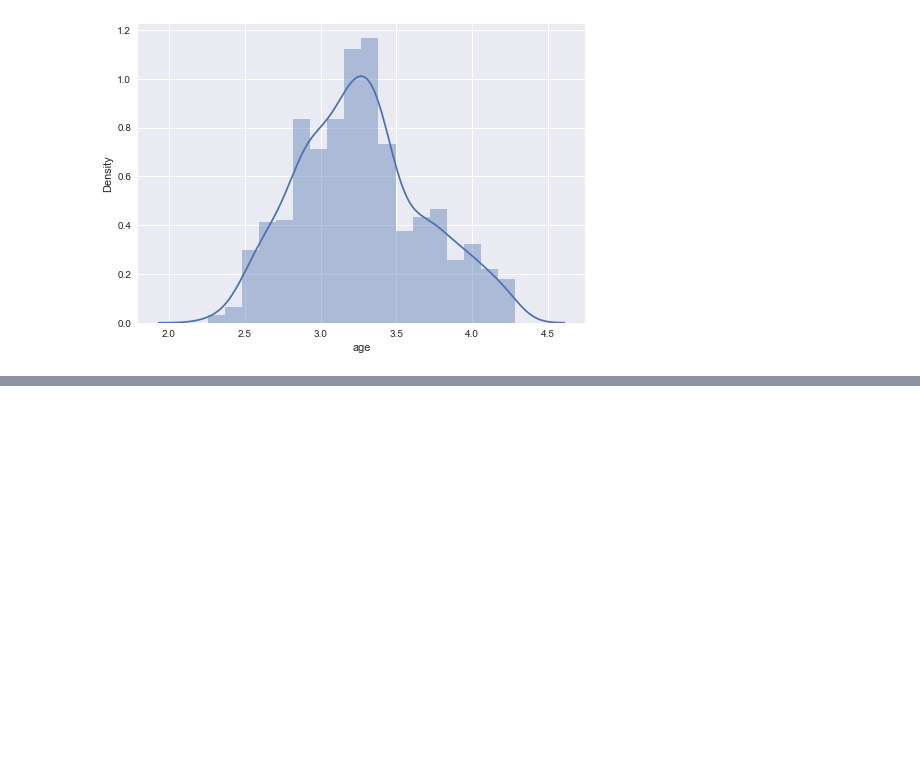
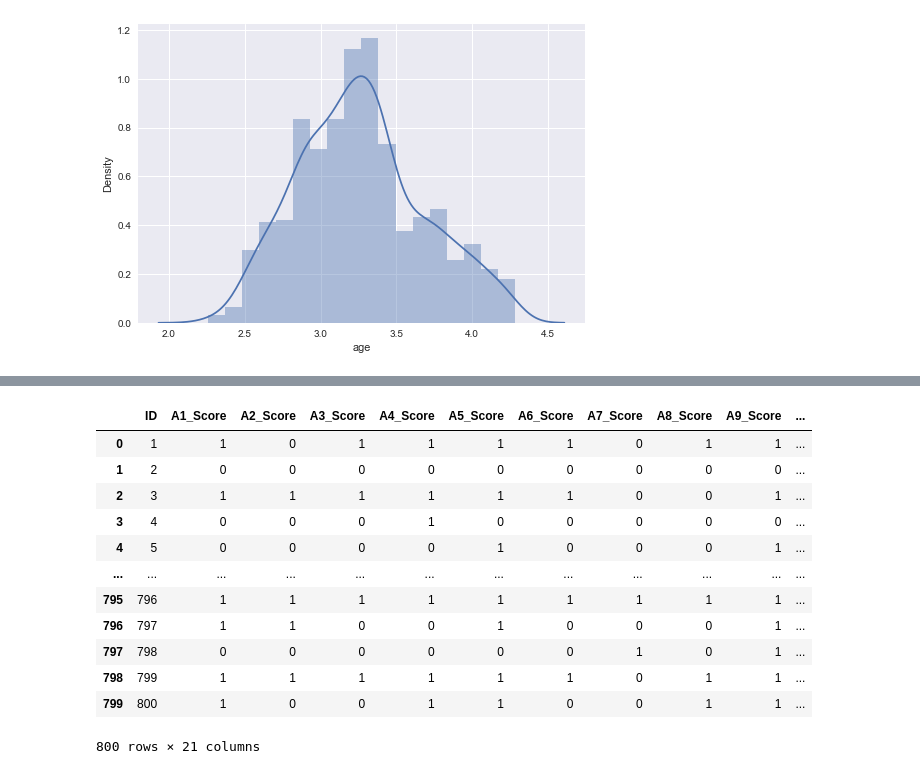
Before and after one commit to abideen-olawuwo/autism-prediction, a Jupyter notebook: autism prediction.ipynb, the cells around one changed output, grey strips where cells are left out. Drawn from its saved outputs; the diff is of its cells as text; code cells hidden in the pictures; blank space fills up the shorter version.

```diff
--- a/autism prediction.ipynb
+++ b/autism prediction.ipynb
@@ -309,0 +319,2 @@ plt.show()
+# %%
+df_train.drop(columns=["age_desc", "used_app_before", "austim"],inplace=True)
@@ -309,0 +331,11 @@ plt.show()
+# %%
+from sklearn.preprocessing import LabelEncoder
+
+Lb = LabelEncoder()
+
+df_train['gender']  = Lb.fit_transform(df_train['gender'])
+df_train['ethnicity']  = Lb.fit_transform(df_train['ethnicity'])
+df_train['contry_of_res']  = Lb.fit_transform(df_train['contry_of_res'])
+df_train['relation']  = Lb.fit_transform(df_train['relation'])
+df_train['ageGroup']  = Lb.fit_transform(df_train['ageGroup'])
+df_train['jaundice']  = Lb.fit_transform(df_train['jaundice'])
@@ -309,0 +356,21 @@ plt.show()
+# %%
+# Split data into X and y
+X = df_train.drop("Class/ASD", axis=1)
+
+y = df_train["Class/ASD"]
+# %%
+X
+# %% [output]
+|  | ID | A1_Score | A2_Score | A3_Score | A4_Score | A5_Score | A6_Score | A7_Score | A8_Score | A9_Score | ... |
+| 0 | 1 | 1 | 0 | 1 | 1 | 1 | 1 | 0 | 1 | 1 | ... |
+| 1 | 2 | 0 | 0 | 0 | 0 | 0 | 0 | 0 | 0 | 0 | ... |
+| 2 | 3 | 1 | 1 | 1 | 1 | 1 | 1 | 0 | 0 | 1 | ... |
+| 3 | 4 | 0 | 0 | 0 | 1 | 0 | 0 | 0 | 0 | 0 | ... |
+| 4 | 5 | 0 | 0 | 0 | 0 | 1 | 0 | 0 | 0 | 1 | ... |
+| ... | ... | ... | ... | ... | ... | ... | ... | ... | ... | ... | ... |
+| 795 | 796 | 1 | 1 | 1 | 1 | 1 | 1 | 1 | 1 | 1 | ... |
+| 796 | 797 | 1 | 1 | 0 | 0 | 1 | 0 | 0 | 0 | 1 | ... |
+| 797 | 798 | 0 | 0 | 0 | 0 | 0 | 0 | 1 | 0 | 1 | ... |
+| 798 | 799 | 1 | 1 | 1 | 1 | 1 | 1 | 0 | 1 | 1 | ... |
+| 799 | 800 | 1 | 0 | 0 | 1 | 1 | 0 | 0 | 1 | 1 | ... |
+800 rows × 21 columns
```
Also changed, not shown: parts of 18 cells of this notebook.
